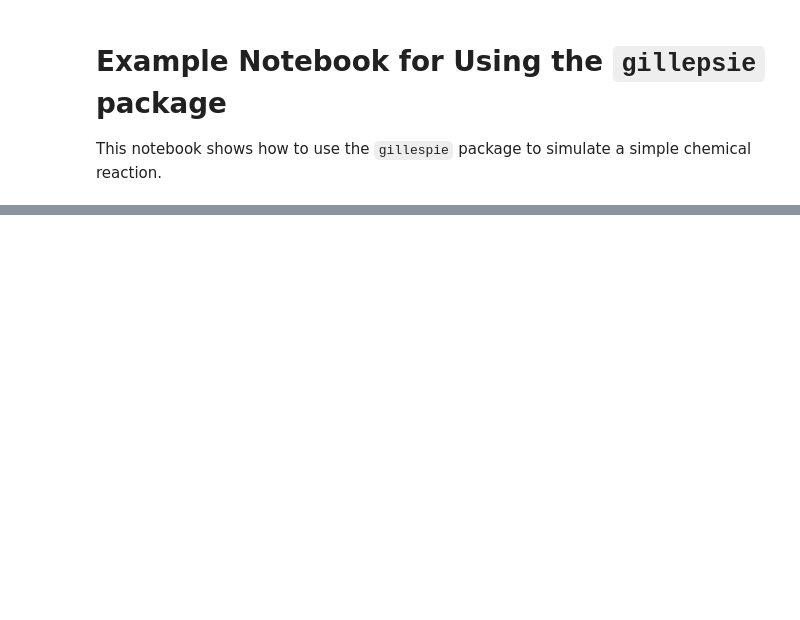
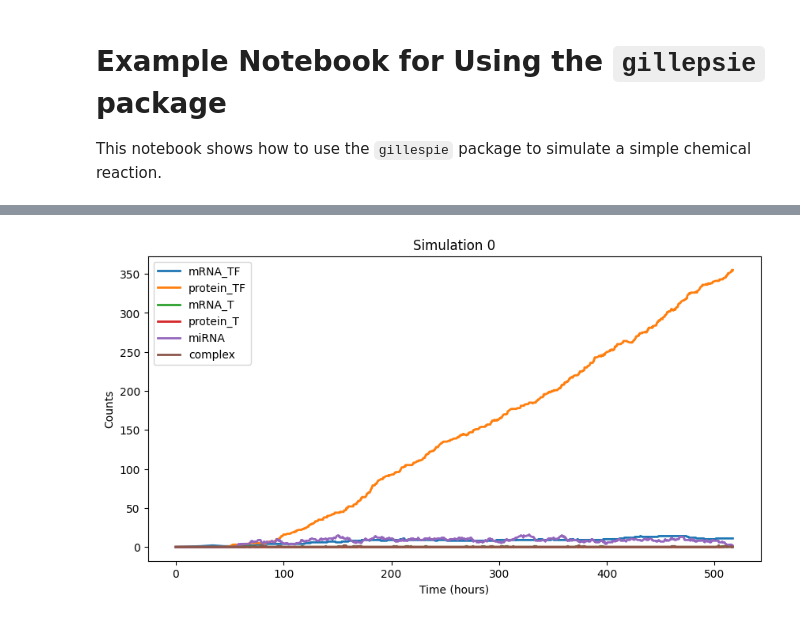
Before and after one commit to matchy-at-ethz/pls-2024-group-c, a Jupyter notebook: examples/example.ipynb, the cells around one changed output, grey strips where cells are left out. Cells and saved outputs as stored; diff of their text form; code cells hidden in the pictures; blank space fills up the shorter version.

```diff
--- a/examples/example.ipynb
+++ b/examples/example.ipynb
@@ -76,0 +49,4 @@ plt.show()
+# %%
+gillespie.plot_simulation_by_id(res, 0)
+# %% [output]
+[figure, added]
```
Also changed, not shown: parts of 7 cells of this notebook, 9 other files.
